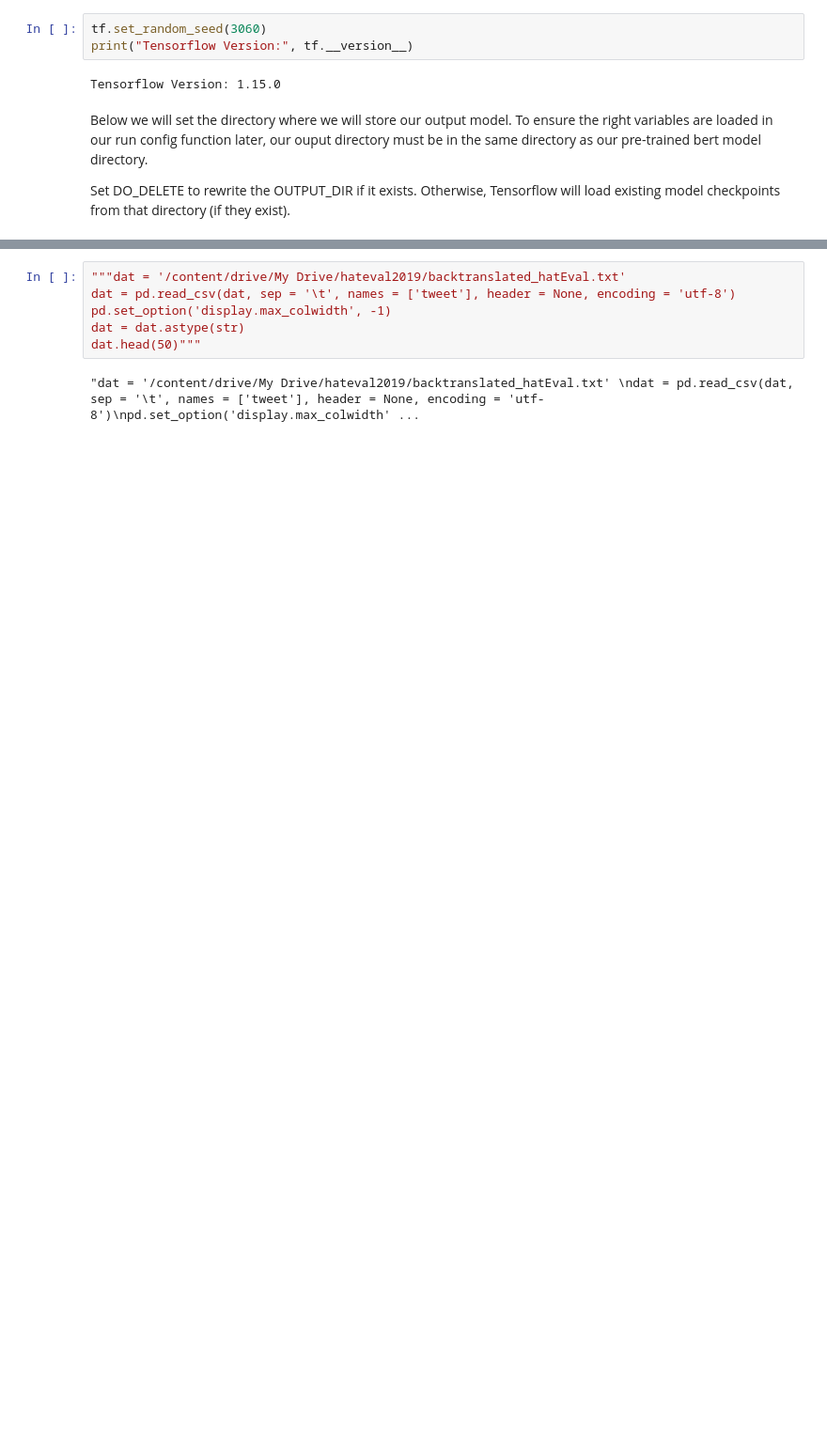
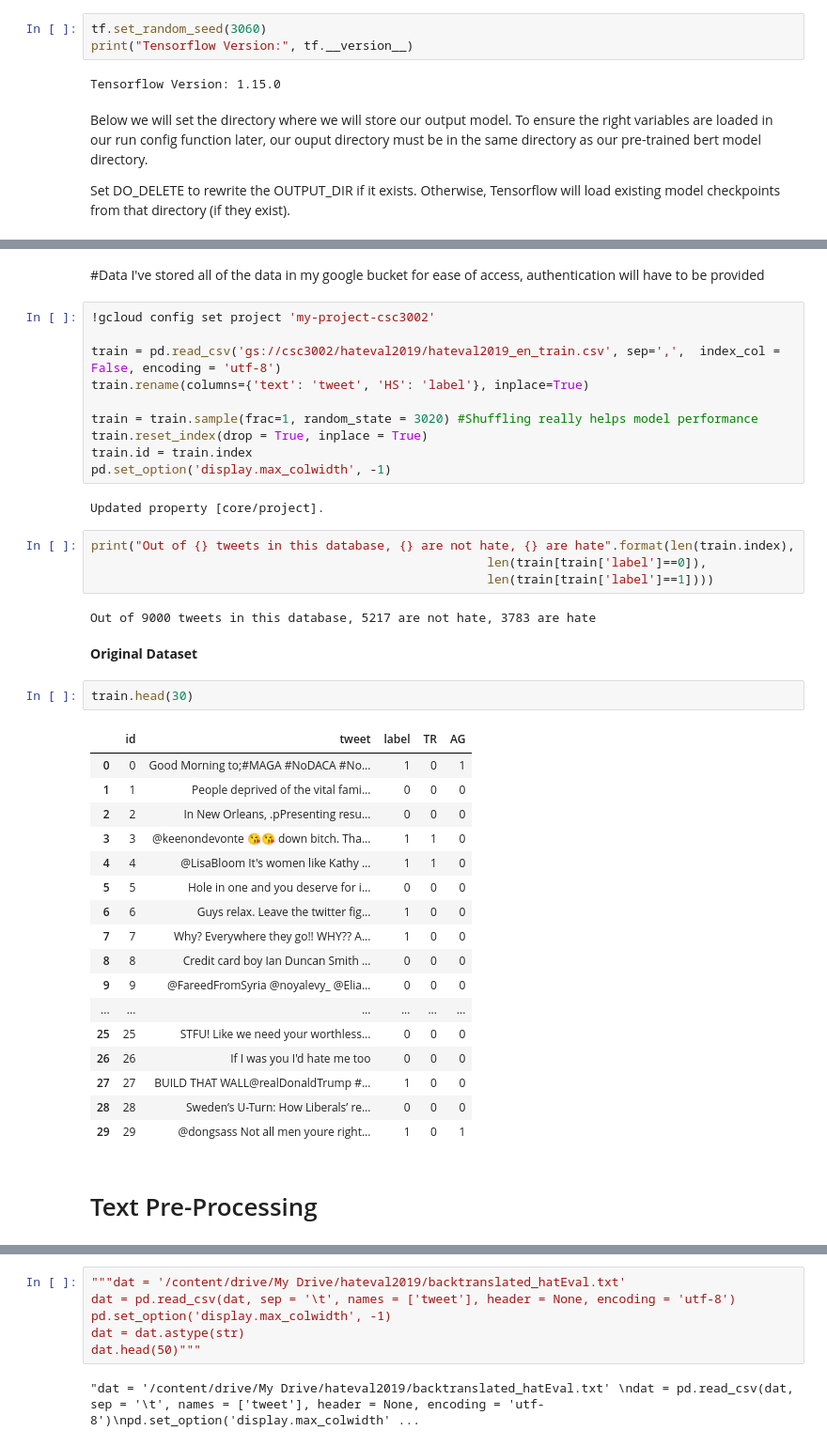
Before and after one commit to fionnmcconville/Automatic-Detection-of-Hate-Speech-Online-Using-BERT, a Jupyter notebook: HatEval_Tensorflow_TPU.ipynb, the cells around one changed output, grey strips where cells are left out. Shown at 94% size. Cells and saved outputs as stored; diff of their text form; blank space fills up the shorter version.

Commit message:
Updating project

```diff
--- a/HatEval_Tensorflow_TPU.ipynb
+++ b/HatEval_Tensorflow_TPU.ipynb
@@ -230,0 +165,45 @@ Below I load in in the extra hate speech tweets I created via back-translation a
+# %% [markdown]
+#Data
+I've stored all of the data in my google bucket for ease of access, authentication will have to be provided
+# %%
+!gcloud config set project 'my-project-csc3002'
+
+train = pd.read_csv('gs://csc3002/hateval2019/hateval2019_en_train.csv', sep=',',  index_col = False, encoding = 'utf-8')
+train.rename(columns={'text': 'tweet', 'HS': 'label'}, inplace=True)
+
+train = train.sample(frac=1, random_state = 3020) #Shuffling really helps model performance
+train.reset_index(drop = True, inplace = True)
+train.id = train.index
+pd.set_option('display.max_colwidth', -1)
+# %% [output]
+Updated property [core/project].
+# %%
+print("Out of {} tweets in this database, {} are not hate, {} are hate".format(len(train.index),
+                                                      len(train[train['label']==0]),
+                                                      len(train[train['label']==1])))
+# %% [output]
+Out of 9000 tweets in this database, 5217 are not hate, 3783 are hate
+# %% [markdown]
+<b>Original Dataset </b>
+# %%
+train.head(30)
+# %% [output]
+|  | id | tweet | label | TR | AG |
+| 0 | 0 | Good Morning to;#MAGA #NoDACA #No... | 1 | 0 | 1 |
+| 1 | 1 | People deprived of the vital fami... | 0 | 0 | 0 |
+| 2 | 2 | In New Orleans, .pPresenting resu... | 0 | 0 | 0 |
+| 3 | 3 | @keenondevonte 😘😘 down bitch. Tha... | 1 | 1 | 0 |
+| 4 | 4 | @LisaBloom It's women like Kathy ... | 1 | 1 | 0 |
+| 5 | 5 | Hole in one and you deserve for i... | 0 | 0 | 0 |
+| 6 | 6 | Guys relax. Leave the twitter fig... | 1 | 0 | 0 |
+| 7 | 7 | Why? Everywhere they go!! WHY?? A... | 1 | 0 | 0 |
+| 8 | 8 | Credit card boy Ian Duncan Smith ... | 0 | 0 | 0 |
+| 9 | 9 | @FareedFromSyria @noyalevy_ @Elia... | 0 | 0 | 0 |
+| ... | ... | ... | ... | ... | ... |
+| 25 | 25 | STFU! Like we need your worthless... | 0 | 0 | 0 |
+| 26 | 26 | If I was you I'd hate me too | 0 | 0 | 0 |
+| 27 | 27 | BUILD THAT WALL@realDonaldTrump #... | 1 | 0 | 0 |
+| 28 | 28 | Sweden’s U-Turn: How Liberals’ re... | 0 | 0 | 0 |
+| 29 | 29 | @dongsass Not all men youre right... | 1 | 0 | 1 |
+# %% [markdown]
+# Text Pre-Processing
```
Also changed, not shown: parts of 126 cells of this notebook, 7 other files.
